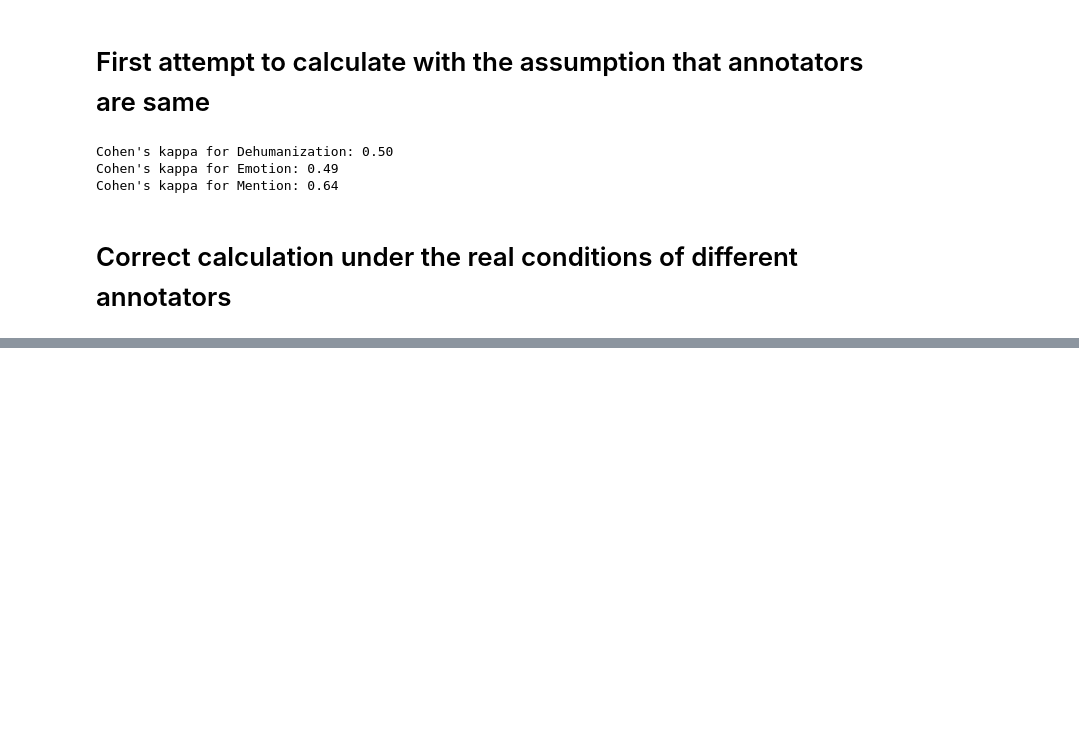
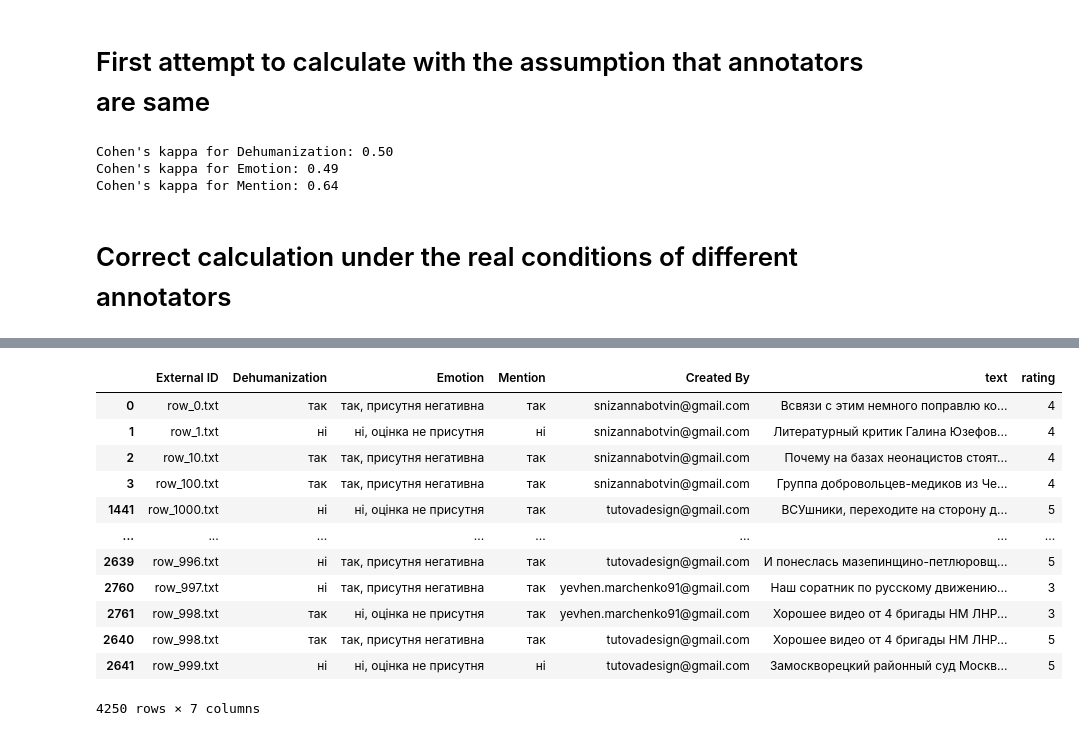
Before and after one commit to kateburovova/dehumanization, a Jupyter notebook: annotation/labels.ipynb, the cells around one changed output, grey strips where cells are left out. Saved outputs shown, nothing was run; the diff lists cells and outputs as text; code cells hidden in the pictures; blank space fills up the shorter version.

Commit message:
added export of labels

```diff
--- a/annotation/labels.ipynb
+++ b/annotation/labels.ipynb
@@ -174,0 +287,6 @@ calculate_cohens_kappa(df, 'Emotion')
+# %%
+authors = df_labels['Created By'].unique().tolist()
+rating = [1, 4, 7, 6, 8, 2, 5, 3, 9]
+# %%
+data = {'Created By': authors, 'rating': rating}
+df_rating = pd.DataFrame(data)
@@ -174,0 +306,20 @@ calculate_cohens_kappa(df, 'Emotion')
+# %%
+df_combined = df_merged.merge(df_rating, on='Created By')
+# %%
+df_combined = df_combined.sort_values(['External ID', 'rating'], ascending=True)
+# %%
+df_combined
+# %% [output]
+|  | External ID | Dehumanization | Emotion | Mention | Created By | text | rating |
+| 0 | row_0.txt | так | так, присутня негативна | так | snizannabotvin@gmail.com | Всвязи с этим немного поправлю ко... | 4 |
+| 1 | row_1.txt | ні | ні, оцінка не присутня | ні | snizannabotvin@gmail.com | Литературный критик Галина Юзефов... | 4 |
+| 2 | row_10.txt | так | так, присутня негативна | так | snizannabotvin@gmail.com | Почему на базах неонацистов стоят... | 4 |
+| 3 | row_100.txt | так | так, присутня негативна | так | snizannabotvin@gmail.com | Группа добровольцев-медиков из Че... | 4 |
+| 1441 | row_1000.txt | ні | ні, оцінка не присутня | так | tutovadesign@gmail.com | ВСУшники, переходите на сторону д... | 5 |
+| ... | ... | ... | ... | ... | ... | ... | ... |
+| 2639 | row_996.txt | ні | так, присутня негативна | так | tutovadesign@gmail.com | И понеслась мазепинщино-петлюровщ... | 5 |
+| 2760 | row_997.txt | ні | так, присутня негативна | так | yevhen.marchenko91@gmail.com | Наш соратник по русскому движению... | 3 |
+| 2761 | row_998.txt | так | ні, оцінка не присутня | так | yevhen.marchenko91@gmail.com | Хорошее видео от 4 бригады НМ ЛНР... | 3 |
+| 2640 | row_998.txt | так | так, присутня негативна | так | tutovadesign@gmail.com | Хорошее видео от 4 бригады НМ ЛНР... | 5 |
+| 2641 | row_999.txt | ні | ні, оцінка не присутня | ні | tutovadesign@gmail.com | Замоскворецкий районный суд Москв... | 5 |
+4250 rows × 7 columns
```
Also changed, not shown: parts of 27 cells of this notebook.
